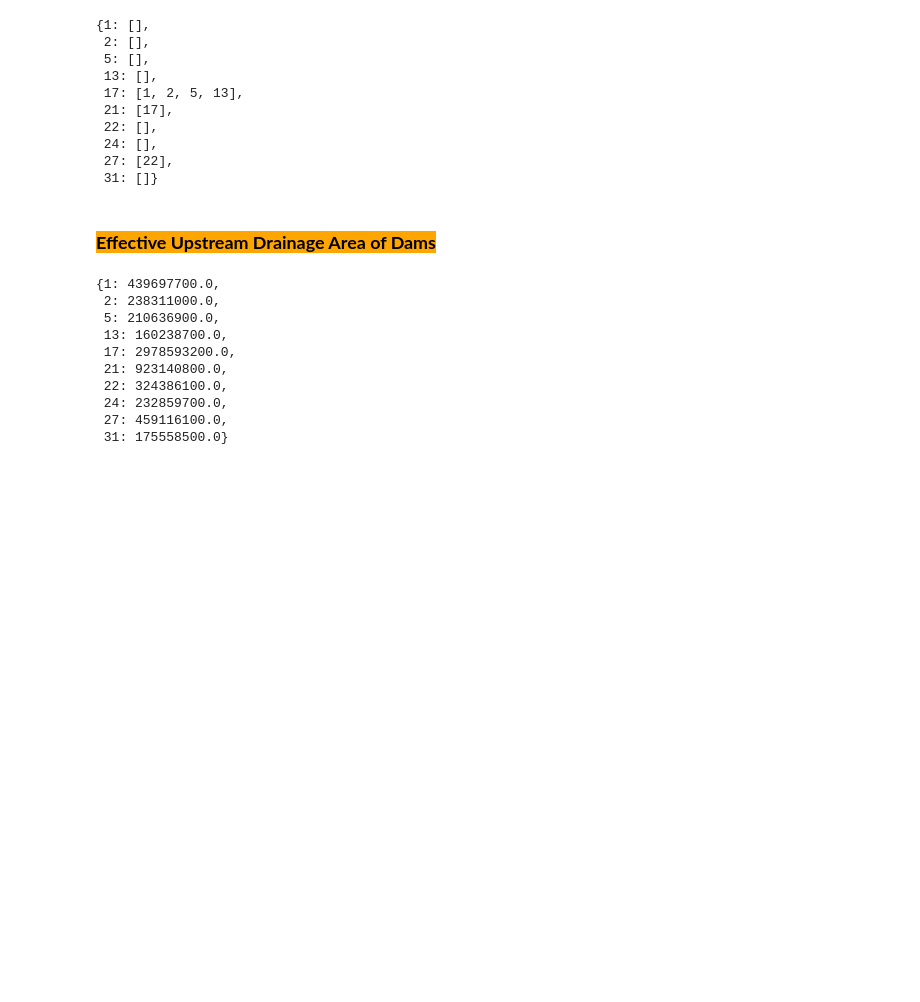
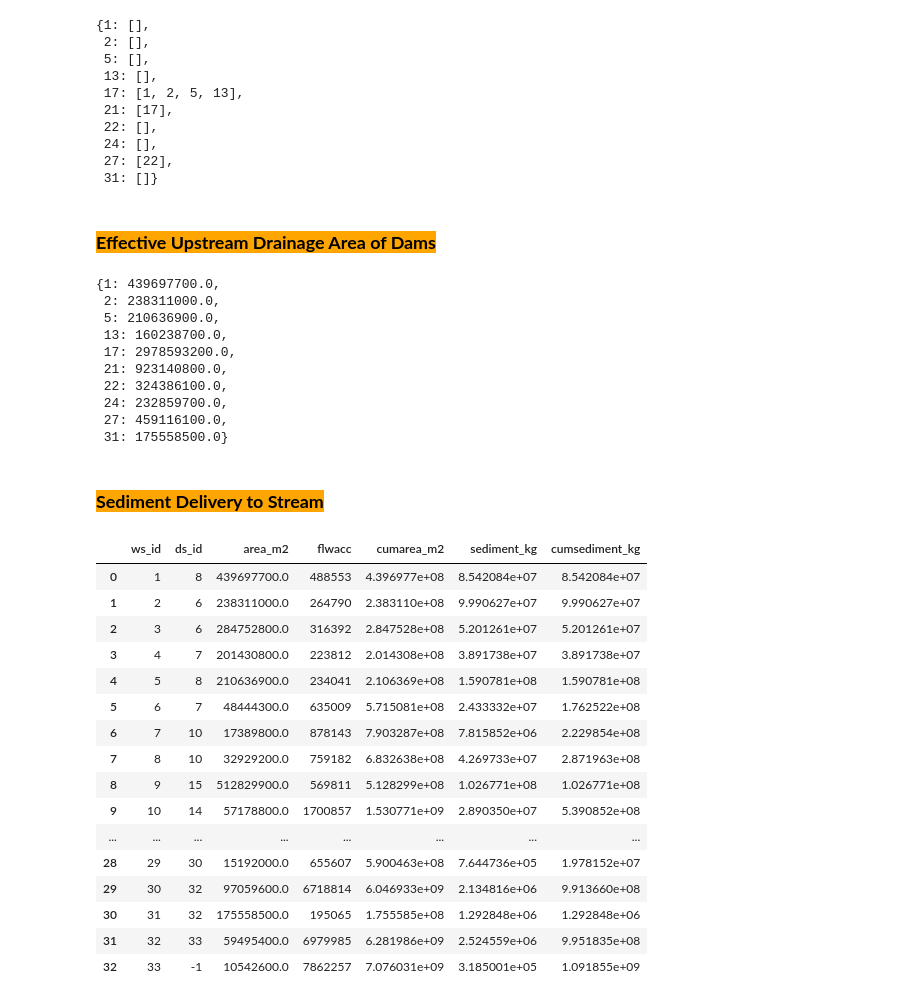
Before and after one commit to debpal/OptiDamTool, a Jupyter notebook: userguide_OptiDamTool.ipynb, the cells around one changed output. Cells and saved outputs as stored; diff of their text form; code cells hidden in the pictures; blank space fills up the shorter version.

```diff
--- a/userguide_OptiDamTool.ipynb
+++ b/userguide_OptiDamTool.ipynb
@@ -287,3 +296,33 @@ output
  24: 232859700.0,
  27: 459116100.0,
  31: 175558500.0}
+# %% [markdown]
+### <span style='background:orange' ><font color='black'>**Sediment Delivery to Stream**</font></span>
+# %%
+output = analysis.sediment_delivery_to_stream_txt(
+    input_file=os.path.join(data_folder, 'stream_information.txt'),
+    stream_col='ws_id',
+    sediment_file=os.path.join(data_folder, 'Total sediment segments.txt'),
+    cumsed_file=os.path.join(data_folder, 'Cumulative sediment segments.txt'),
+    output_file=os.path.join(output_folder, 'stream_sediment_delivery.txt')
+)
+
+output
+# %% [output]
+|  | ws_id | ds_id | area_m2 | flwacc | cumarea_m2 | sediment_kg | cumsediment_kg |
+| 0 | 1 | 8 | 439697700.0 | 488553 | 4.396977e+08 | 8.542084e+07 | 8.542084e+07 |
+| 1 | 2 | 6 | 238311000.0 | 264790 | 2.383110e+08 | 9.990627e+07 | 9.990627e+07 |
+| 2 | 3 | 6 | 284752800.0 | 316392 | 2.847528e+08 | 5.201261e+07 | 5.201261e+07 |
+| 3 | 4 | 7 | 201430800.0 | 223812 | 2.014308e+08 | 3.891738e+07 | 3.891738e+07 |
+| 4 | 5 | 8 | 210636900.0 | 234041 | 2.106369e+08 | 1.590781e+08 | 1.590781e+08 |
+| 5 | 6 | 7 | 48444300.0 | 635009 | 5.715081e+08 | 2.433332e+07 | 1.762522e+08 |
+| 6 | 7 | 10 | 17389800.0 | 878143 | 7.903287e+08 | 7.815852e+06 | 2.229854e+08 |
+| 7 | 8 | 10 | 32929200.0 | 759182 | 6.832638e+08 | 4.269733e+07 | 2.871963e+08 |
+| 8 | 9 | 15 | 512829900.0 | 569811 | 5.128299e+08 | 1.026771e+08 | 1.026771e+08 |
+| 9 | 10 | 14 | 57178800.0 | 1700857 | 1.530771e+09 | 2.890350e+07 | 5.390852e+08 |
+| ... | ... | ... | ... | ... | ... | ... | ... |
+| 28 | 29 | 30 | 15192000.0 | 655607 | 5.900463e+08 | 7.644736e+05 | 1.978152e+07 |
+| 29 | 30 | 32 | 97059600.0 | 6718814 | 6.046933e+09 | 2.134816e+06 | 9.913660e+08 |
+| 30 | 31 | 32 | 175558500.0 | 195065 | 1.755585e+08 | 1.292848e+06 | 1.292848e+06 |
+| 31 | 32 | 33 | 59495400.0 | 6979985 | 6.281986e+09 | 2.524559e+06 | 9.951835e+08 |
+| 32 | 33 | -1 | 10542600.0 | 7862257 | 7.076031e+09 | 3.185001e+05 | 1.091855e+09 |
```
Also changed, not shown: parts of 7 cells of this notebook.
